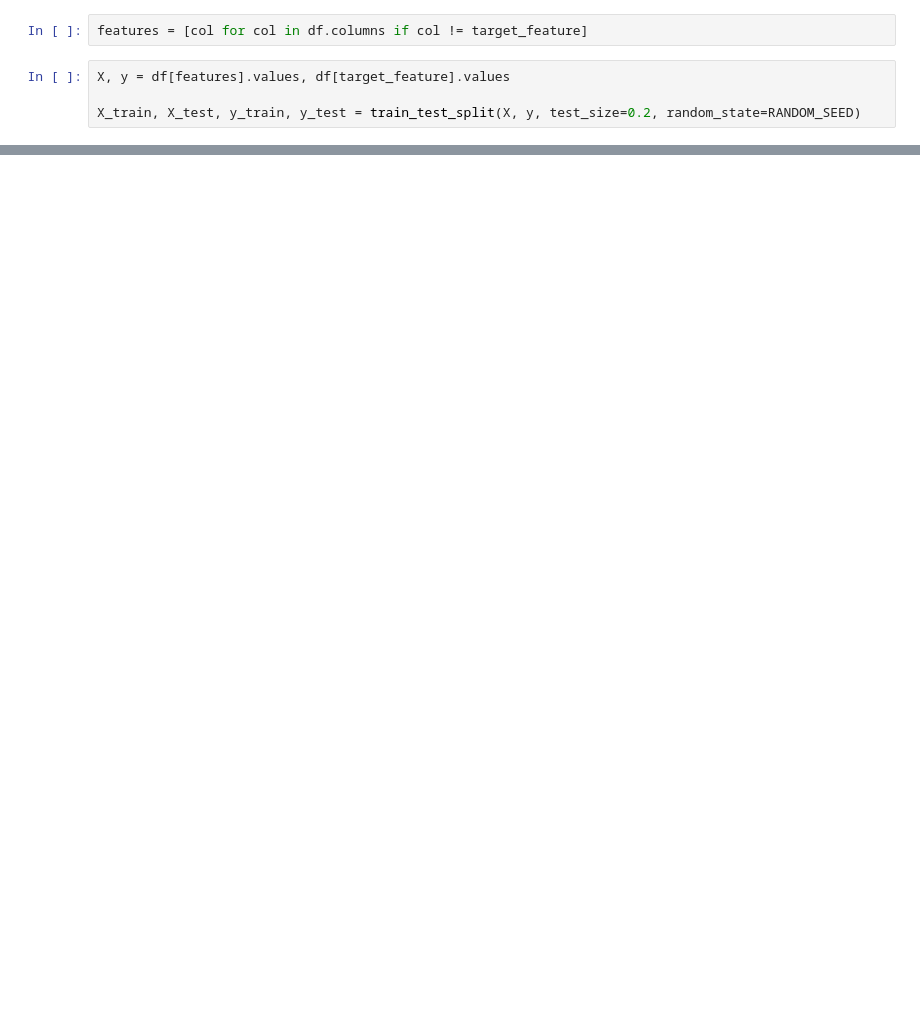
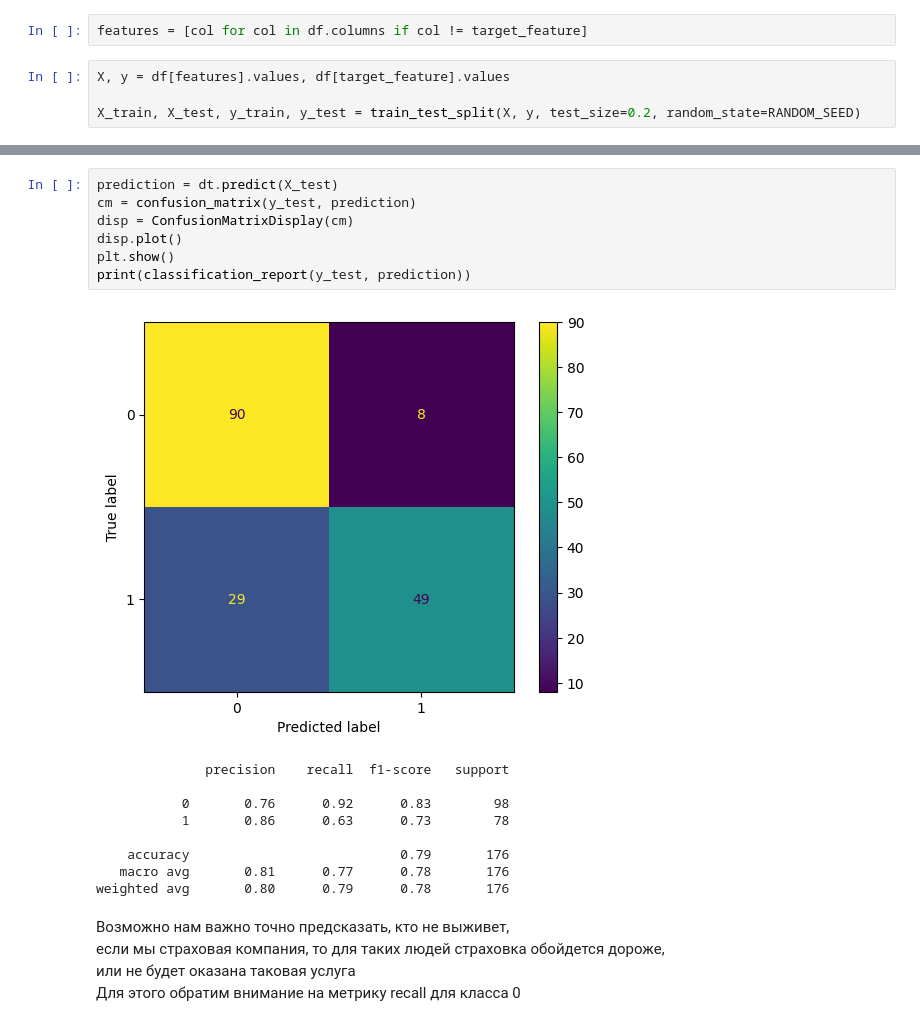
Before and after one commit to Kasymkhankhubiyev/AISiriusSpring2024, a Jupyter notebook: lab_03.ipynb, the cells around one changed output, grey strips where cells are left out. Saved outputs shown, nothing was run; the diff lists cells and outputs as text; blank space fills up the shorter version.

```diff
--- a/lab_03.ipynb
+++ b/lab_03.ipynb
@@ -291,0 +409,22 @@ np.where(dt.predict(X_test) == y_test, 1, 0).sum() / len(y_test) * 100
+# %%
+prediction = dt.predict(X_test)
+cm = confusion_matrix(y_test, prediction)
+disp = ConfusionMatrixDisplay(cm)
+disp.plot()
+plt.show()
+print(classification_report(y_test, prediction))
+# %% [output]
+[figure, added]
+              precision    recall  f1-score   support
+
+           0       0.76      0.92      0.83        98
+           1       0.86      0.63      0.73        78
+
+    accuracy                           0.79       176
+   macro avg       0.81      0.77      0.78       176
+weighted avg       0.80      0.79      0.78       176
+# %% [markdown]
+Возможно нам важно точно предсказать, кто не выживет, <br>
+если мы страховая компания, то для таких людей страховка обойдется дороже, <br>
+или не будет оказана таковая услуга <br>
+Для этого обратим внимание на метрику recall для класса 0
```
Also changed, not shown: parts of 50 cells of this notebook, 1 other file.
